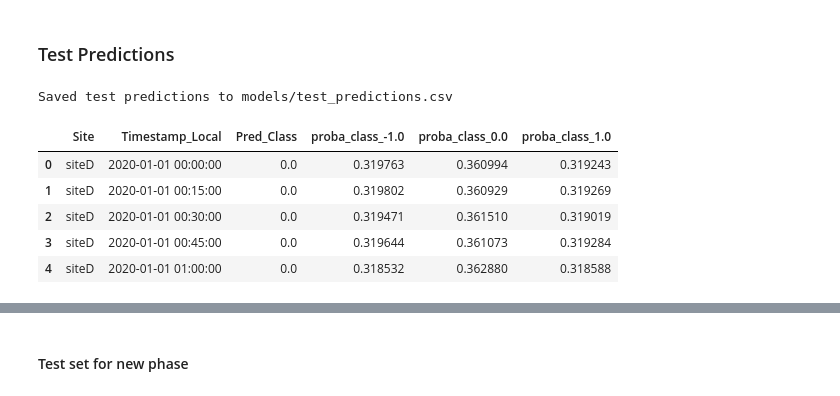
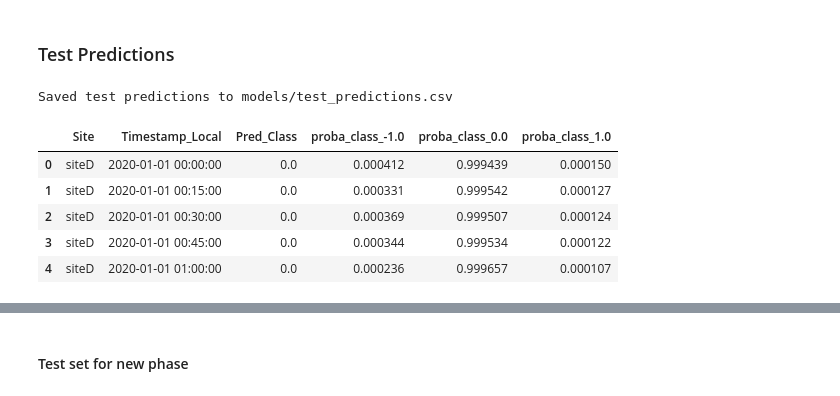
Before and after one commit to genrry/flextrack-challenge, a Jupyter notebook: train-warmup.ipynb, the cells around one changed output, grey strips where cells are left out. Drawn from its saved outputs; the diff is of its cells as text; code cells hidden in the pictures.

```diff
--- a/train-warmup.ipynb
+++ b/train-warmup.ipynb
@@ -121,5 +170,8 @@ y_train = y_train.loc[X_train.index]
 # %%
 extra_time_festures = ['Hour', 'Month', 'Year', 'Day_Of_Week']
+# %%
+# cat_features = ["Is_Weekend", "Hour_Category"]
+cat_features = ["Is_Weekend", "Hour_Category", "Season", "Temp_Binned", "Power_Binned", "Radiation_Binned"]
 # %% [markdown]
 ### Train CatBoost Classifier
 Implement CatBoost training using existing X_train and y_train, evaluate, show feature importances, and save the model.
@@ -258,4 +327,6 @@ Geometric: 0.7918010731465888, F1: 0.3164564746961997
 ### Test Predictions
 # %%
 X_test = test_data[index_cols + features].copy()
+# %%
+X_test = preprocess(X_test)
 # %%
@@ -263,7 +337,7 @@ lags_features = get_lags_features(X_test, selected_lags)
 # %%
-X_test = X_test.set_index(index_cols).join(lags_features).reset_index()
+# X_test = X_test.set_index(index_cols).join(lags_features).reset_index()
 # %%
-X_test = add_time_features(X_test)
+# X_test = add_time_features(X_test)
 # %%
 from catboost import CatBoostClassifier, Pool
 import json, os
@@ -296,39 +370,40 @@ for f in model_features:
 # Reorder
 X_test_feat_aligned = X_test_feat_aligned[model_features]
 
-cat_features = ["Is_Weekend", "Hour_Category", "Season"]
+# cat_features = ["Is_Weekend", "Hour_Category"]
+# cat_features = ["Is_Weekend", "Hour_Category", "Season"]
 
 test_pool = Pool(X_test_feat_aligned, cat_features=cat_features)
 
 pred_idx = model.predict(test_pool).astype(int).ravel()
 probs = model.predict_proba(test_pool)
 
 pred_labels = [idx_to_class[i] for i in pred_idx]
 
 prob_cols = {f'proba_class_{idx_to_class[i]}': probs[:, i] for i in range(probs.shape[1])}
 
 pred_df = X_test_feat_aligned.copy()
 pred_df['Pred_Class'] = pred_labels
 for k,v in prob_cols.items():
     pred_df[k] = v
 
 # Reset index for export
 pred_out = pred_df.reset_index()[index_cols + ['Pred_Class'] + list(prob_cols.keys())]
 
 os.makedirs('models', exist_ok=True)
 pred_csv_path = 'models/test_predictions.csv'
 pred_out.to_csv(pred_csv_path, index=False)
 print(f'Saved test predictions to {pred_csv_path}')
 
 pred_out.head()
 # %% [output]
 Saved test predictions to models/test_predictions.csv
 |  | Site | Timestamp_Local | Pred_Class | proba_class_-1.0 | proba_class_0.0 | proba_class_1.0 |
-| 0 | siteD | 2020-01-01 00:00:00 | 0.0 | 0.319763 | 0.360994 | 0.319243 |
-| 1 | siteD | 2020-01-01 00:15:00 | 0.0 | 0.319802 | 0.360929 | 0.319269 |
-| 2 | siteD | 2020-01-01 00:30:00 | 0.0 | 0.319471 | 0.361510 | 0.319019 |
-| 3 | siteD | 2020-01-01 00:45:00 | 0.0 | 0.319644 | 0.361073 | 0.319284 |
-| 4 | siteD | 2020-01-01 01:00:00 | 0.0 | 0.318532 | 0.362880 | 0.318588 |
+| 0 | siteD | 2020-01-01 00:00:00 | 0.0 | 0.000412 | 0.999439 | 0.000150 |
+| 1 | siteD | 2020-01-01 00:15:00 | 0.0 | 0.000331 | 0.999542 | 0.000127 |
+| 2 | siteD | 2020-01-01 00:30:00 | 0.0 | 0.000369 | 0.999507 | 0.000124 |
+| 3 | siteD | 2020-01-01 00:45:00 | 0.0 | 0.000344 | 0.999534 | 0.000122 |
+| 4 | siteD | 2020-01-01 01:00:00 | 0.0 | 0.000236 | 0.999657 | 0.000107 |
 # %%
 pred_out.rename(columns={"Pred_Class":"Demand_Response_Flag"}, inplace=True)
 # %%
```
Also changed, not shown: parts of 27 cells of this notebook, 1 other file.
